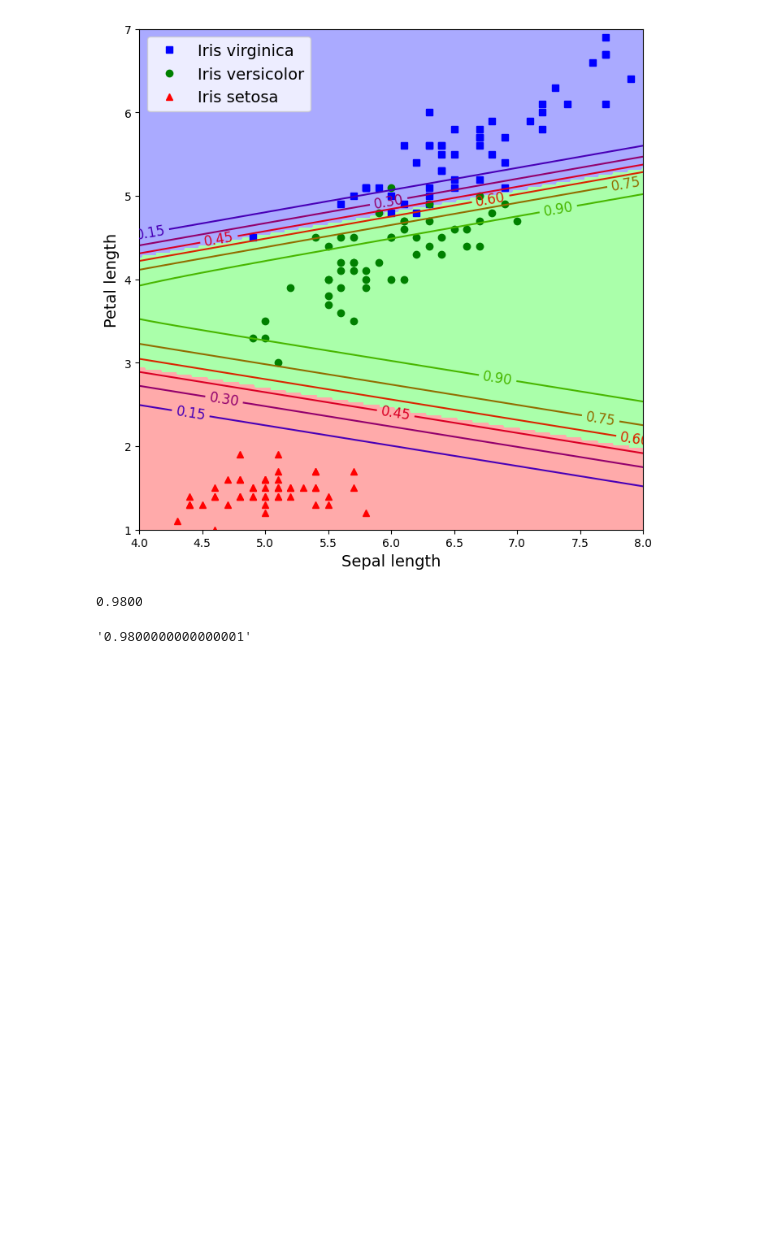
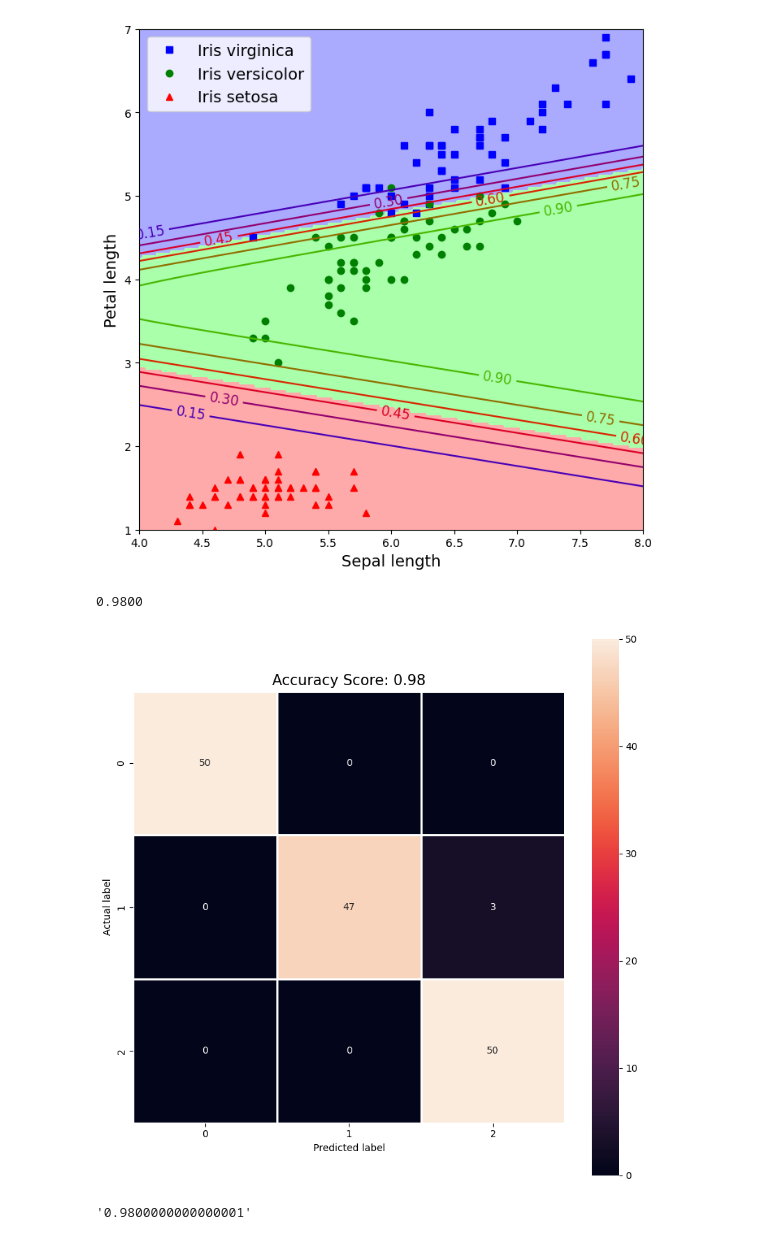
Before and after one commit to mario3219/machine-learning-excercises, a Jupyter notebook: lec4_iris_multiclass (1).ipynb, the cells around one changed output. Saved outputs shown, nothing was run; the diff lists cells and outputs as text; code cells hidden in the pictures; blank space fills up the shorter version.

```diff
--- a/lec4_iris_multiclass (1).ipynb
+++ b/lec4_iris_multiclass (1).ipynb
@@ -112,6 +112,20 @@ score = softmaxmodel3.score(X3, y)
 print('{0:.4f}'.format(score))
 # %% [output]
 0.9800
+# %%
+import seaborn as sns
+from sklearn import metrics
+
+X3_predict = softmaxmodel3.predict(X3)
+
+cm = metrics.confusion_matrix(y, X3_predict)
+plt.figure(figsize=(10,10))
+sns.heatmap(cm, annot=True, fmt=".0f", linewidths=1, square = True);
+plt.ylabel('Actual label');
+plt.xlabel('Predicted label');
+plt.title('Accuracy Score: {0}'.format(score), size = 15);
+# %% [output]
+[figure, added]
 # %%
 from sklearn.model_selection import cross_val_score
 str(np.mean(cross_val_score(softmaxmodel3, X3, y, cv=5)))
```
